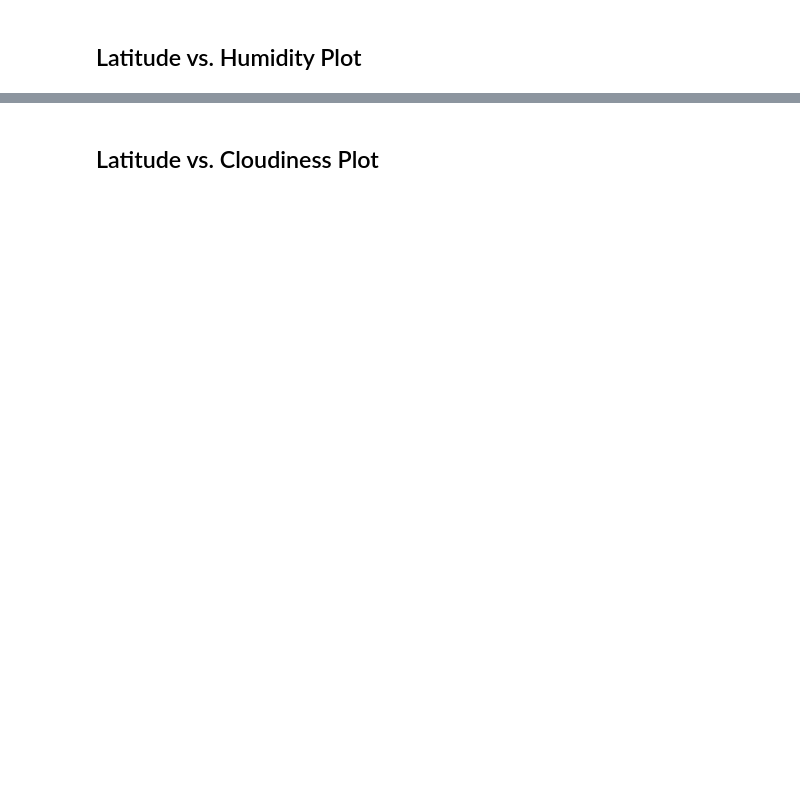
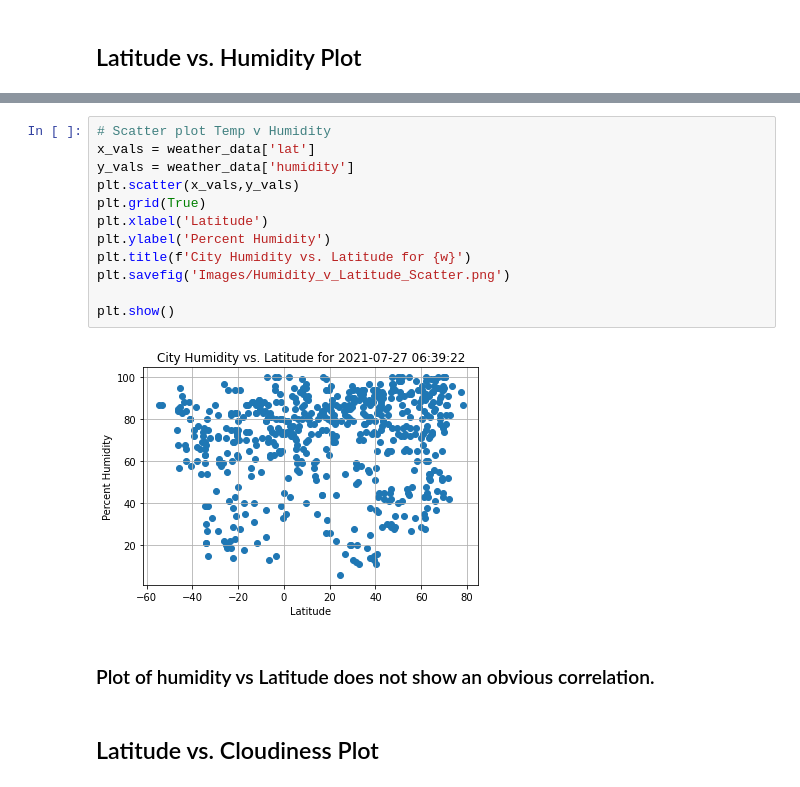
Before and after one commit to Wdepalma/python-api-challenge, a Jupyter notebook: WeatherPy.ipynb, the cells around one changed output, grey strips where cells are left out. Saved outputs shown, nothing was run; the diff lists cells and outputs as text; blank space fills up the shorter version.

```diff
--- a/WeatherPy.ipynb
+++ b/WeatherPy.ipynb
@@ -216,2 +203,18 @@ Int64Index([], dtype='int64')
+# %%
+# Scatter plot Temp v Humidity
+x_vals = weather_data['lat']
+y_vals = weather_data['humidity']
+plt.scatter(x_vals,y_vals)
+plt.grid(True)
+plt.xlabel('Latitude')
+plt.ylabel('Percent Humidity')
+plt.title(f'City Humidity vs. Latitude for {w}')
+plt.savefig('Images/Humidity_v_Latitude_Scatter.png')
+
+plt.show()
+# %% [output]
+[figure, added]
+# %% [markdown]
+### Plot of humidity vs Latitude does not show an obvious correlation.
 # %% [markdown]
 ## Latitude vs. Cloudiness Plot
```
Also changed, not shown: parts of 36 cells of this notebook, 14 other files.
